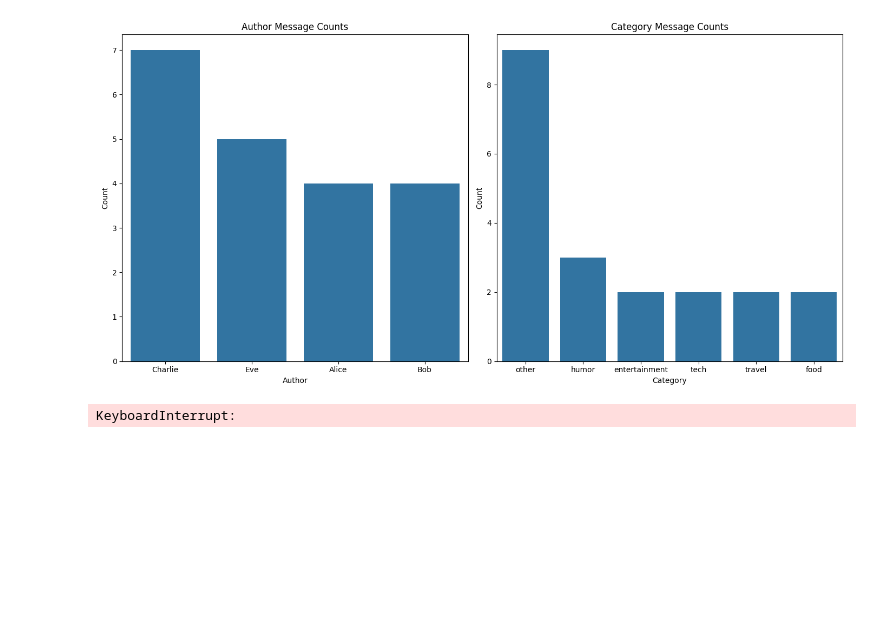
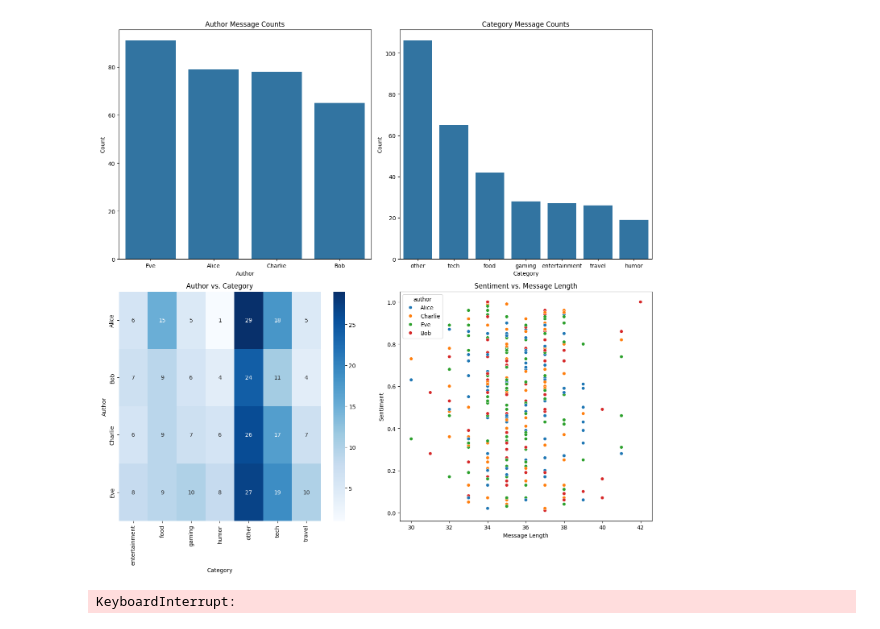
Before and after one commit to drpafowler/buzzline-04-philip, a Jupyter notebook: project_notebook_philip.ipynb, the cells around one changed output. Cells and saved outputs as stored; diff of their text form; code cells hidden in the pictures; blank space fills up the shorter version.

```diff
--- a/project_notebook_philip.ipynb
+++ b/project_notebook_philip.ipynb
@@ -17,33 +21,52 @@ def update_plots():
     # Query the database
     df = pd.read_sql_query("SELECT * FROM messages", conn)
 
+    # Compute some statistics
+    contingency_table = pd.crosstab(df['author'], df['category'])
+    chi2, p, dof, expected = chi2_contingency(contingency_table)
+    print(f"Chi2: {chi2}, p-value: {p}, Degrees of Freedom: {dof}")
+
     # Clear the previous output
     clear_output(wait=True)
 
     # Plot the data
-    fig, axes = plt.subplots(1, 2, figsize=(14, 7))
+    fig, axes = plt.subplots(2, 2, figsize=(14, 14))
+    axes = axes.flatten()
 
     # Plot the author message counts
     author_counts = df['author'].value_counts()
     sns.barplot(x=author_counts.index, y=author_counts.values, ax=axes[0])
     axes[0].set_title('Author Message Counts')
     axes[0].set_xlabel('Author')
     axes[0].set_ylabel('Count')
 
     # Plot the category message counts
     category_counts = df['category'].value_counts()
     sns.barplot(x=category_counts.index, y=category_counts.values, ax=axes[1])
     axes[1].set_title('Category Message Counts')
     axes[1].set_xlabel('Category')
     axes[1].set_ylabel('Count')
 
+    # Plot the contingency table
+    sns.heatmap(contingency_table, annot=True, fmt='d', cmap='Blues', ax=axes[2])
+    axes[2].set_title('Author vs. Category')
+    axes[2].set_xlabel('Category')
+    axes[2].set_ylabel('Author')
+
+    # Scatter plot of sentiment vs word count colored by author
+    df['message_length'] = df['message'].apply(len)
+    sns.scatterplot(x='message_length', y='sentiment', hue='author', data=df, ax=axes[3])
+    axes[3].set_title('Sentiment vs. Message Length')
+    axes[3].set_xlabel('Message Length')
+    axes[3].set_ylabel('Sentiment')
+
     plt.tight_layout()
     plt.show()
 
 # Loop to continually update the plots
 while True:
     update_plots()
     time.sleep(5)  # Update every 5 seconds
 # %% [output]
-[figure, old version]
+[figure, new version]
 KeyboardInterrupt:
```
Also changed, not shown: parts of 1 cell of this notebook, 3 other files.
